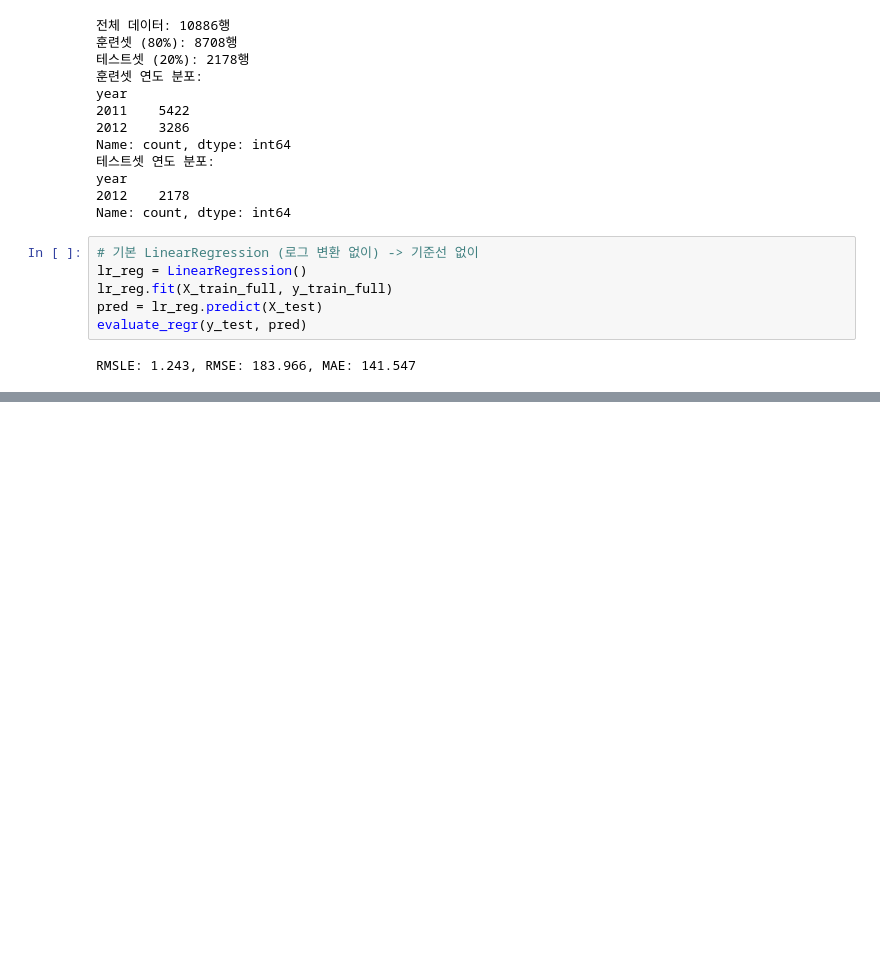
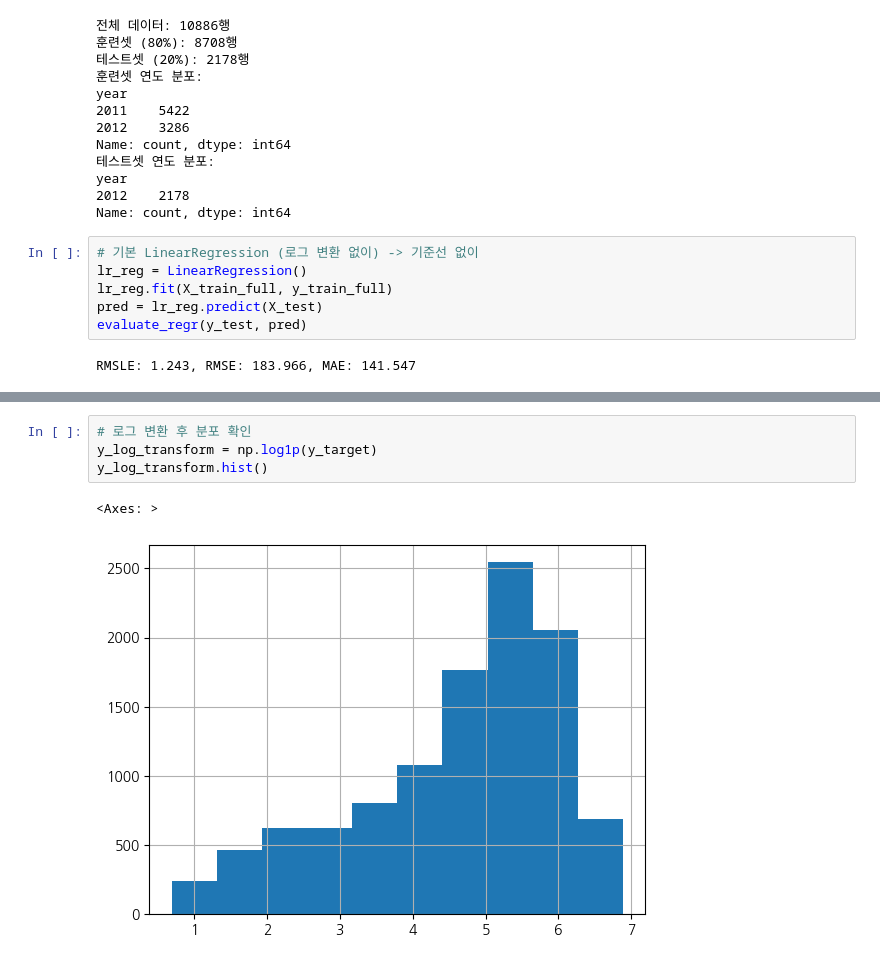
Before and after one commit to hmmnyamminji/python, a Jupyter notebook: Chapter05_03_자전거수요예측실습.ipynb, the cells around one changed output, grey strips where cells are left out. Cells and saved outputs as stored; diff of their text form; blank space fills up the shorter version.

```diff
--- a/Chapter05_03_자전거수요예측실습.ipynb
+++ b/Chapter05_03_자전거수요예측실습.ipynb
@@ -253,0 +279,7 @@ RMSLE: 1.243, RMSE: 183.966, MAE: 141.547
+# %%
+# 로그 변환 후 분포 확인
+y_log_transform = np.log1p(y_target)
+y_log_transform.hist()
+# %% [output]
+<Axes: >
+[figure, added]
```
Also changed, not shown: parts of 9 cells of this notebook.
